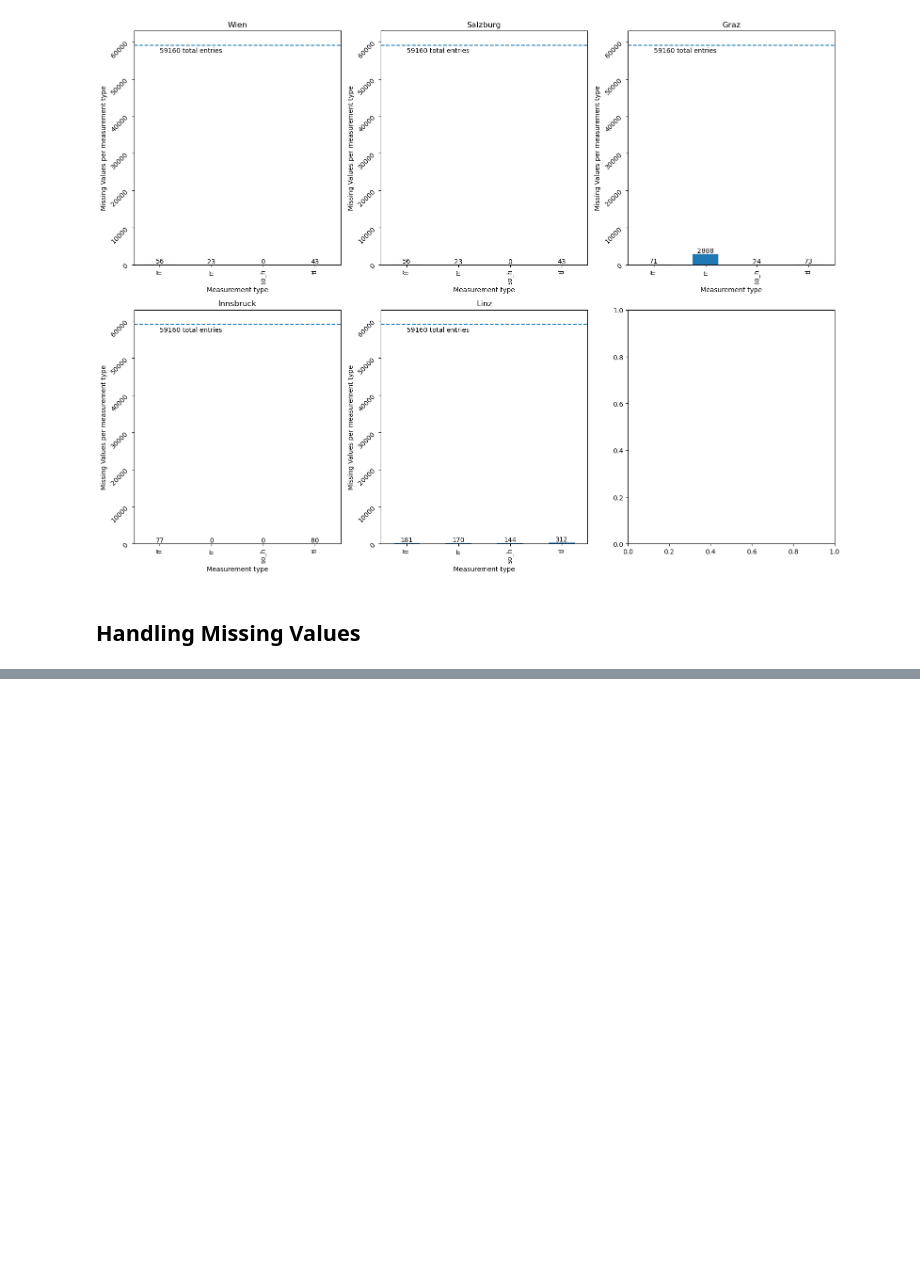
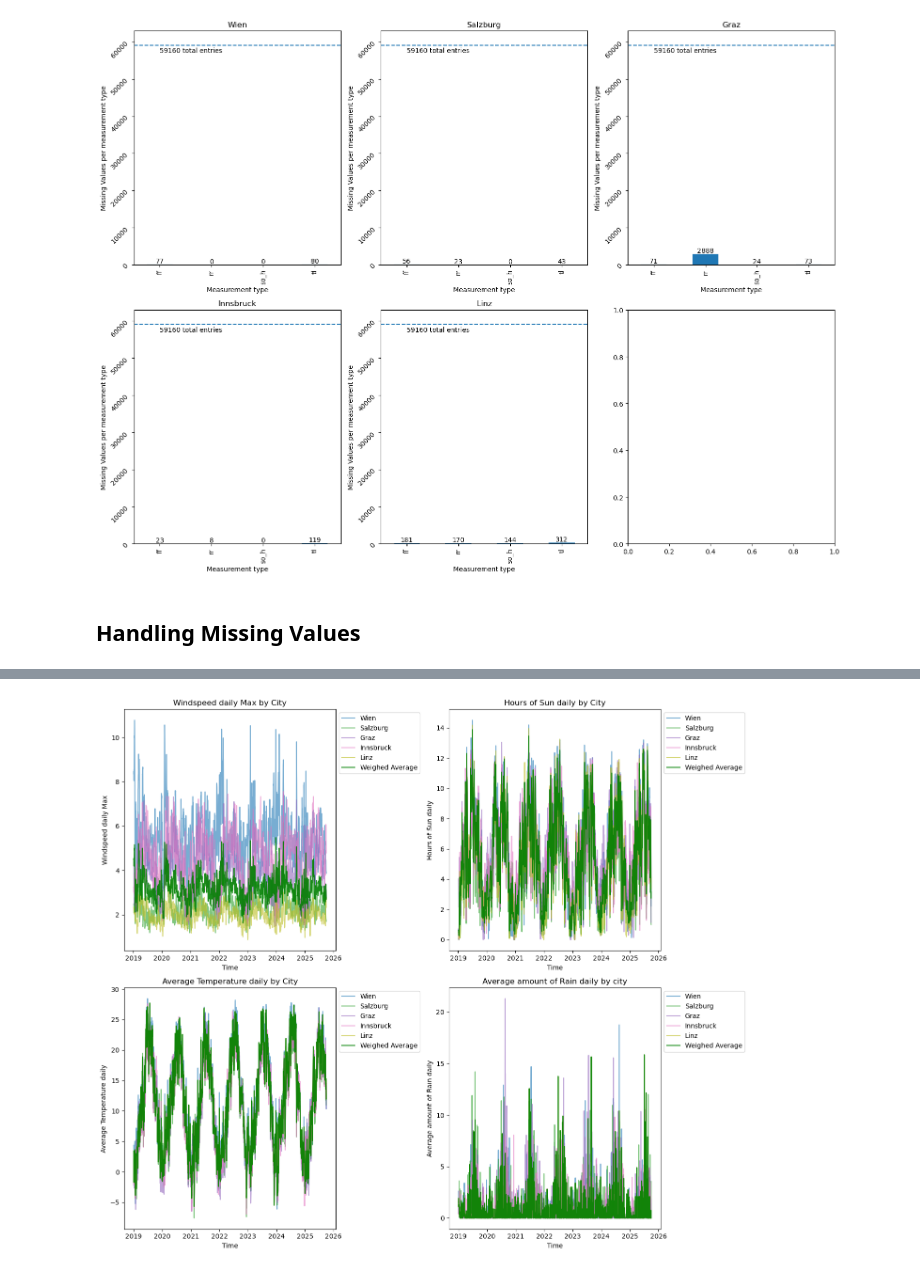
Before and after one commit to EngineerByEar/EnergyConsumptionForecast, a Jupyter notebook: WheatherData.ipynb, the cells around one changed output, grey strips where cells are left out. Drawn from its saved outputs; the diff is of its cells as text; code cells hidden in the pictures; blank space fills up the shorter version.

Commit message:
Loading Data, Preprocessing Data, Creating Features

```diff
--- a/WheatherData.ipynb
+++ b/WheatherData.ipynb
@@ -296,2 +310,2 @@ def handle_missing_inputs(df):
 # %%
-handle_missing_inputs(Linz).isna().sum()
+cities = handle_missing_inputs(cities)
@@ -324,0 +335,13 @@ Wien[Wien["rr"].isna() == True]
+# %%
+def re_evaluate_outliers(dfs):
+    for df in dfs:
+        for cat in df.columns:
+            outliers = df.loc[df[cat] > df[cat].quantile(0.9999), cat]
+            timestamps = outliers.index
+            values = []
+            for ts in timestamps:
+                values.append(df.loc[ts-pd.Timedelta(hours=1) : ts+pd.Timedelta(hours=1), cat].mean())
+            df.loc[df[cat] > df[cat].quantile(0.9999), cat] = values
+    return dfs
+# %%
+cities = re_evaluate_outliers(cities)
@@ -324,0 +350,68 @@ Wien[Wien["rr"].isna() == True]
+# %%
+#Make sure to run the code to create the merged_data DataFrame further below, or comment out the code that creates the merged_data plots
+plt.subplots(2,2, figsize=(14,12))
+plt.subplot(2,2, 1)
+for df, label, color in zip(cities, city_names, [f"C{i*2}" for i in range(len(cities))]):
+    daily_max = df["ff"].resample("D").max().rolling(7).mean()
+    plt.plot(daily_max.index, daily_max, label = label, alpha=0.6, color = color)
+
+#Also plot a line for the merged_data
+daily_max = merged_data["ff"].resample("D").max().rolling(7).mean()
+plt.plot(daily_max.index, daily_max, label = "Weighed Average", alpha=0.9, color = "green")
+
+
+plt.legend(bbox_to_anchor=(1, 1))
+plt.title(f"Windspeed daily Max by City")
+plt.xlabel("Time")
+plt.ylabel(f"Windspeed daily Max")
+plt.tight_layout()
+
+plt.subplot(2,2, 2)
+for df, label, color in zip(cities, city_names, [f"C{i*2}" for i in range(len(cities))]):
+    daily_max = df["so_h"].resample("D").sum().rolling(7).mean()
+    plt.plot(daily_max.index, daily_max, label = label, alpha=0.6, color = color)
+
+#Also plot a line for the merged_data
+daily_max = merged_data["so_h"].resample("D").sum().rolling(7).mean()
+plt.plot(daily_max.index, daily_max, label = "Weighed Average", alpha=0.9, color = "green")
+
+plt.legend(bbox_to_anchor=(1, 1))
+plt.title(f"Hours of Sun daily by City")
+plt.xlabel("Time")
+plt.ylabel(f"Hours of Sun daily")
+plt.tight_layout()
+
+plt.subplot(2,2, 3)
+for df, label, color in zip(cities, city_names, [f"C{i*2}" for i in range(len(cities))]):
+    daily_max = df["tl"].resample("D").mean().rolling(2).mean()
+    plt.plot(daily_max.index, daily_max, label = label, alpha=0.6, color = color)
+
+#Also plot a line for the merged_data
+daily_max = df["tl"].resample("D").mean().rolling(2).mean()
+plt.plot(daily_max.index, daily_max, label = "Weighed Average", alpha=0.9, color = "green")
+
+plt.legend(bbox_to_anchor=(1, 1))
+plt.title(f"Average Temperature daily by City")
+plt.xlabel("Time")
+plt.ylabel(f"Average Temperature daily")
+plt.tight_layout()
+
+
+plt.subplot(2,2, 4)
+for df, label, color in zip(cities, city_names, [f"C{i*2}" for i in range(len(cities))]):
+    daily_max = df["rr"].resample("D").max().rolling(2).mean()
+    plt.plot(daily_max.index, daily_max, label = label, alpha=0.6, color = color)
+#Also plot a line for the merged_data
+daily_max = df["rr"].resample("D").max().rolling(2).mean()
+plt.plot(daily_max.index, daily_max, label = "Weighed Average", alpha=0.9, color = "green")
+
+plt.legend(bbox_to_anchor=(1, 1))
+plt.title(f"Average amount of Rain daily by city")
+plt.xlabel("Time")
+plt.ylabel(f"Average amount of Rain daily")
+plt.tight_layout()
+
+plt.savefig("Windspeed, Hours, Temperature, Rain Daily by City")
+plt.show()
+# %% [output]
+[figure, added]
```
Also changed, not shown: parts of 26 cells of this notebook, 35 other files.
